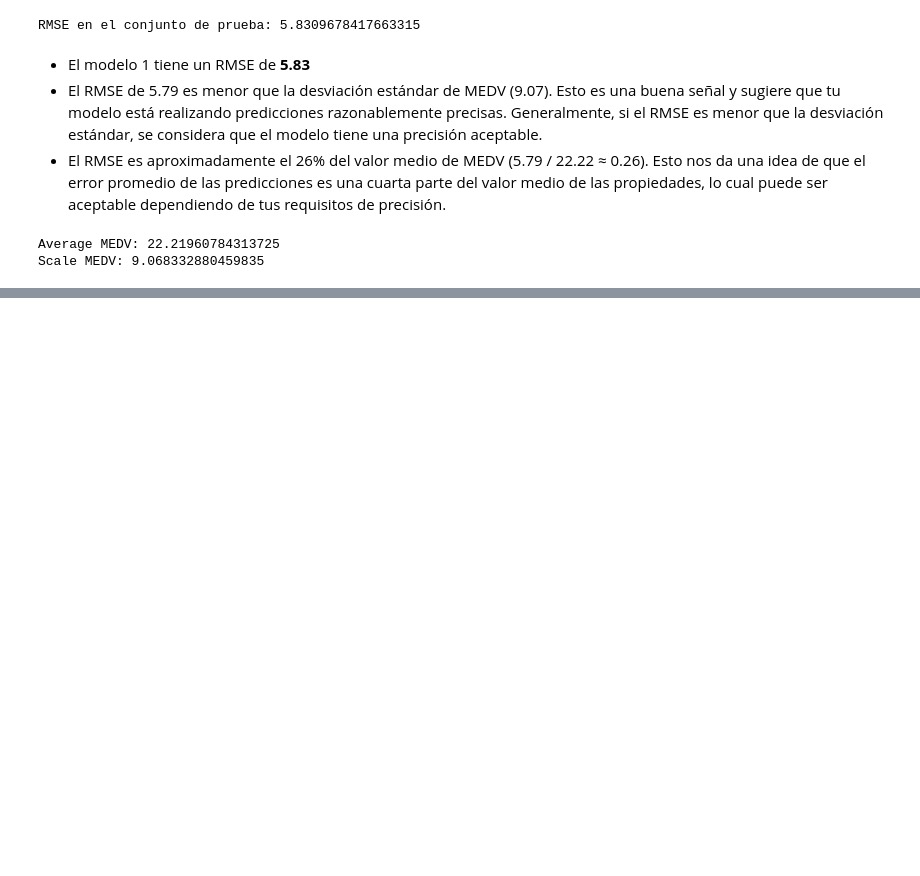
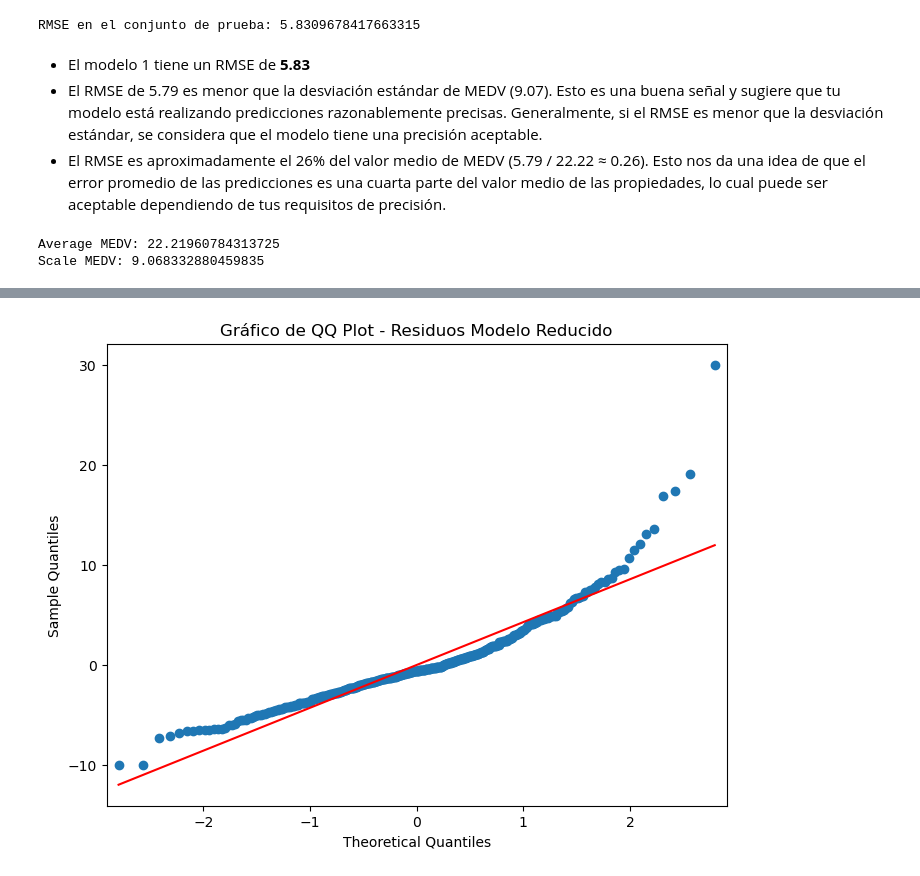
Before and after one commit to Daniel1martinez2/mcd-analisis-cuantitativo-evaluacion-1, a Jupyter notebook: punto1_2.ipynb, the cells around one changed output, grey strips where cells are left out. Drawn from its saved outputs; the diff is of its cells as text; code cells hidden in the pictures; blank space fills up the shorter version.

```diff
--- a/punto1_2.ipynb
+++ b/punto1_2.ipynb
@@ -103,4 +101,4 @@ alphas = np.logspace(-4, 0, 10)
 # %%
 #modelo ElasticNetCV
 elastic_net_cv = ElasticNetCV(l1_ratio=l1_ratios, alphas=alphas, cv=5, random_state=0)
-elastic_net_cv.fit(X_train_clean, y_train_clean)
+results = elastic_net_cv.fit(X_train_clean, y_train_clean)
@@ -113,0 +105,4 @@ ElasticNetCV(alphas=array([1.00000000e-04, 2.78255940e-04, 7.74263683e-04, 2.154
+# %%
+y_pred = results.predict(X_train_clean)
+residuals = y_train_clean - y_pred
+residuals
@@ -168,0 +216,11 @@ Scale MEDV: 9.068332880459835
+# %%
+import matplotlib.pyplot as plt
+import statsmodels.api as sm
+from statsmodels.graphics.gofplots import qqplot
+
+fig, ax = plt.subplots(figsize=(8, 6))
+qqplot(residuals, line='s', ax=ax)
+ax.set_title('Gráfico de QQ Plot - Residuos Modelo Reducido')
+plt.show()
+# %% [output]
+[figure, added]
```
Also changed, not shown: parts of 31 cells of this notebook.
